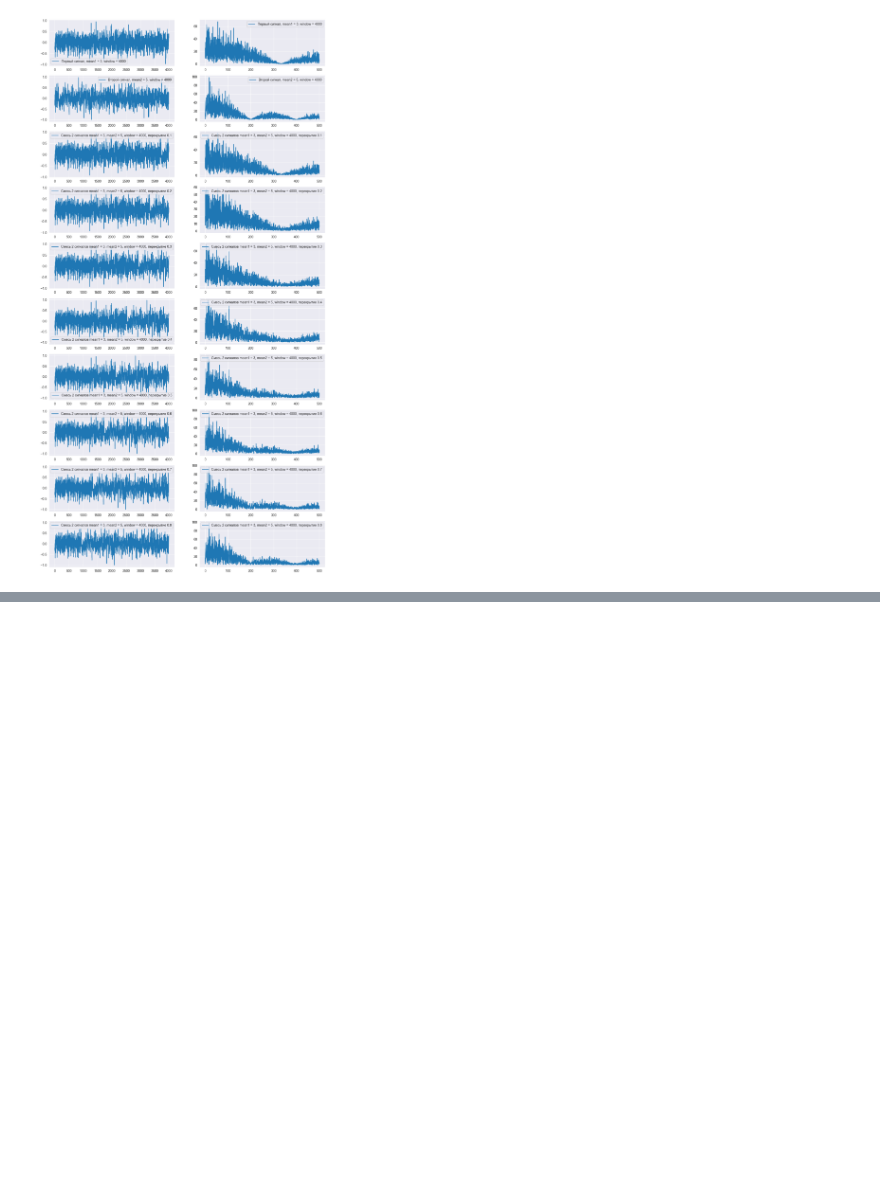
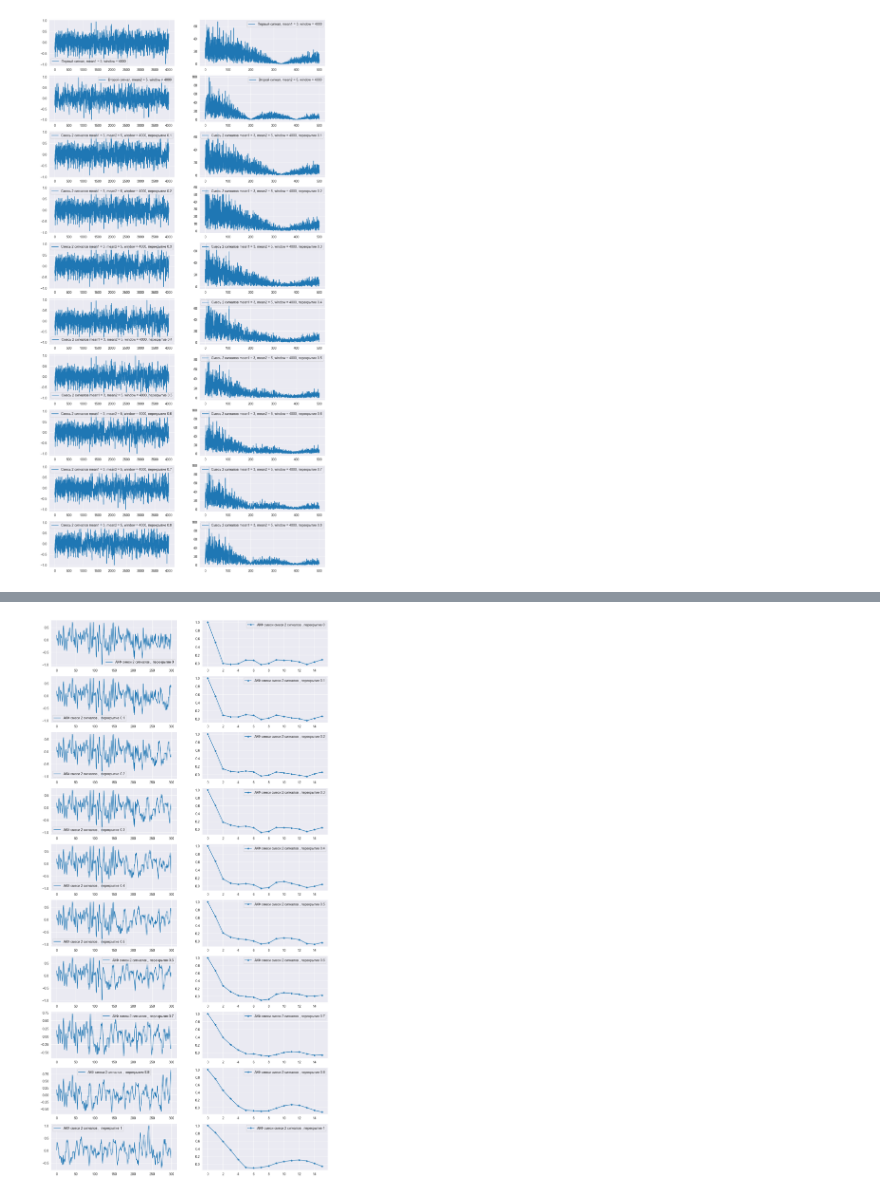
Before and after one commit to aldmitry/signal_processing_with_NN, a Jupyter notebook: plot_spectrum.ipynb, the cells around one changed output, grey strips where cells are left out. Drawn from its saved outputs; the diff is of its cells as text; code cells hidden in the pictures; blank space fills up the shorter version.

```diff
--- a/plot_spectrum.ipynb
+++ b/plot_spectrum.ipynb
@@ -291,0 +359,4 @@ visualise_2_signals(mean1 = 3, mean2 = 5, overlaps = [0.1, 0.2, 0.3, 0.4, 0.5, 0
+# %%
+acf(mean1 = 2, mean2 = 5, overlaps = [0,0.1, 0.2, 0.3, 0.4, 0.5, 0.6, 0.7, 0.8,1], window = 300, n_steps_part_window = 0.05)
+# %% [output]
+[figure, added]
```
Also changed, not shown: parts of 5 cells of this notebook, 4 other files.
